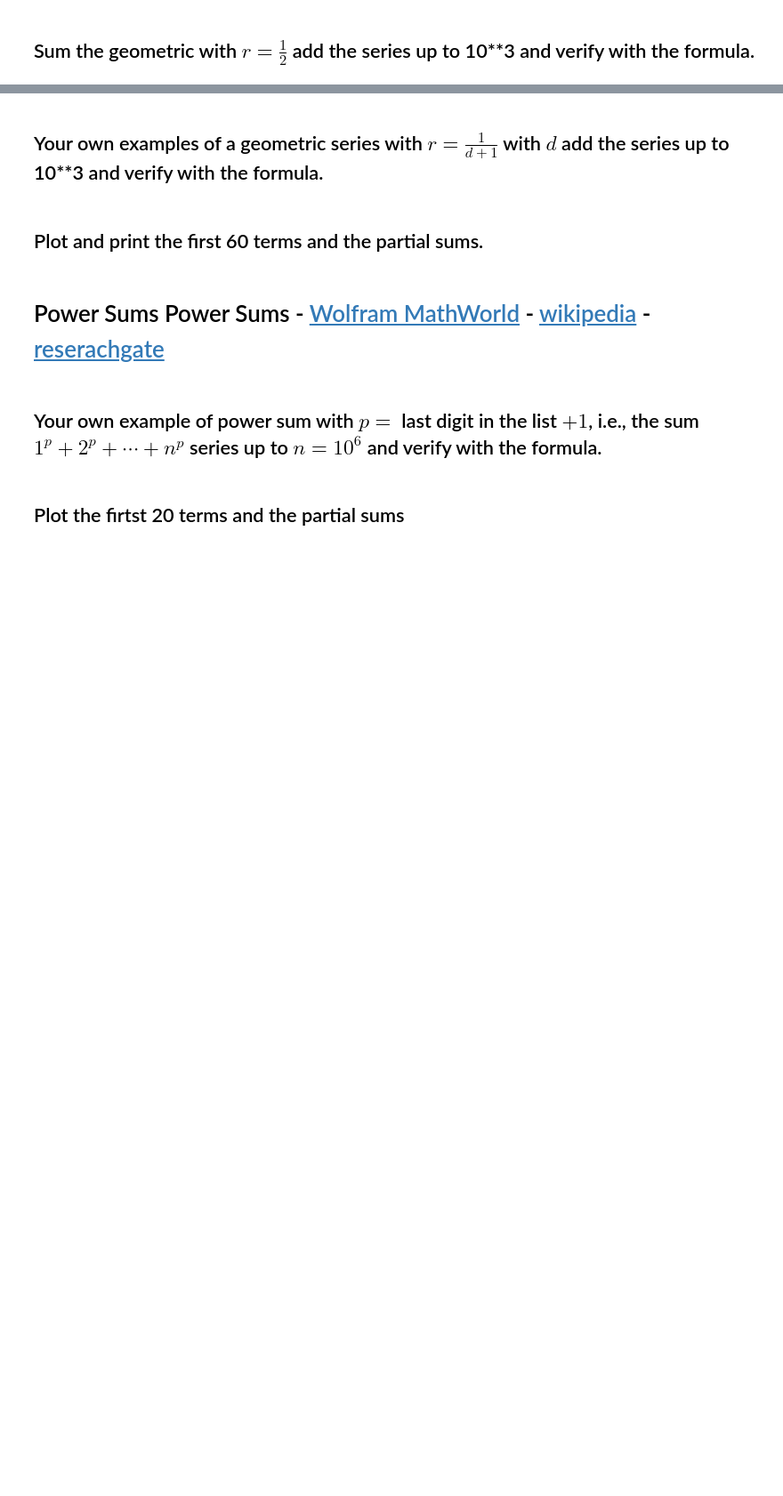
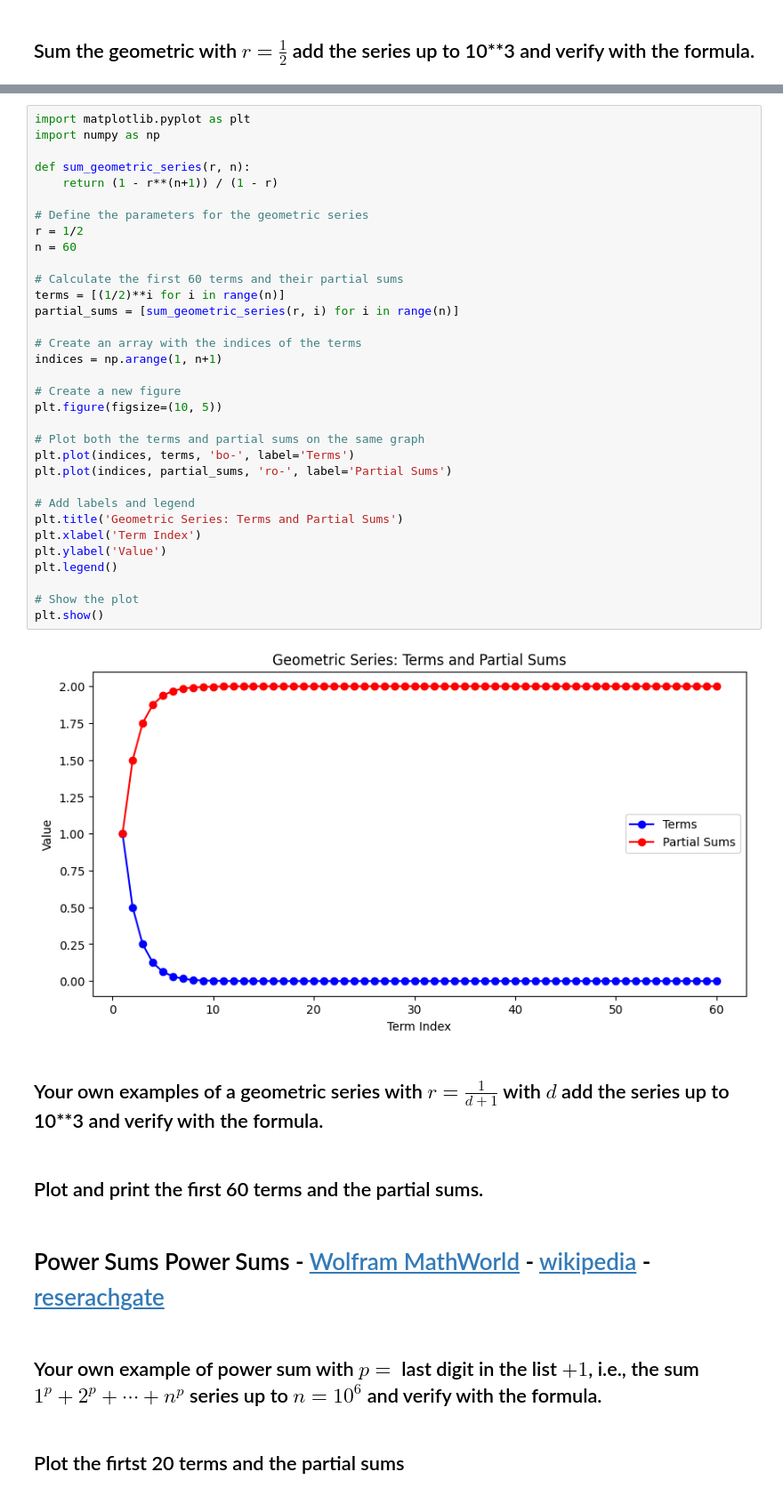
Before and after one commit to lpedraoss/Algorithm-labs, a Jupyter notebook: lab1.ipynb, the cells around one changed output, grey strips where cells are left out. Shown at 89% size. Saved outputs shown, nothing was run; the diff lists cells and outputs as text; blank space fills up the shorter version.

```diff
--- a/lab1.ipynb
+++ b/lab1.ipynb
@@ -391,3 +519,38 @@ $$
+# %%
+import matplotlib.pyplot as plt
+import numpy as np
+
+def sum_geometric_series(r, n):
+    return (1 - r**(n+1)) / (1 - r)
+
+# Define the parameters for the geometric series
+r = 1/2
+n = 60
+
+# Calculate the first 60 terms and their partial sums
+terms = [(1/2)**i for i in range(n)]
+partial_sums = [sum_geometric_series(r, i) for i in range(n)]
+
+# Create an array with the indices of the terms
+indices = np.arange(1, n+1)
+
+# Create a new figure
+plt.figure(figsize=(10, 5))
+
+# Plot both the terms and partial sums on the same graph
+plt.plot(indices, terms, 'bo-', label='Terms')
+plt.plot(indices, partial_sums, 'ro-', label='Partial Sums')
+
+# Add labels and legend
+plt.title('Geometric Series: Terms and Partial Sums')
+plt.xlabel('Term Index')
+plt.ylabel('Value')
+plt.legend()
+
+# Show the plot
+plt.show()
+# %% [output]
+[figure, added]
 # %% [markdown]
 ## Your own examples of a geometric series with $r=\frac{1}{d+1}$  with $d$ add the series up to 10**3 and verify with the formula.
 # %% [markdown]
```
Also changed, not shown: parts of 6 cells of this notebook.
